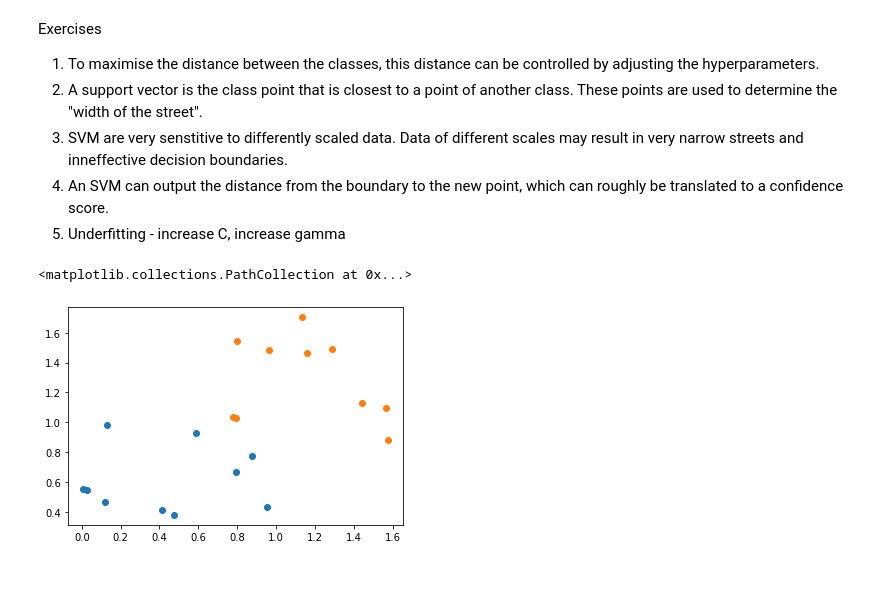
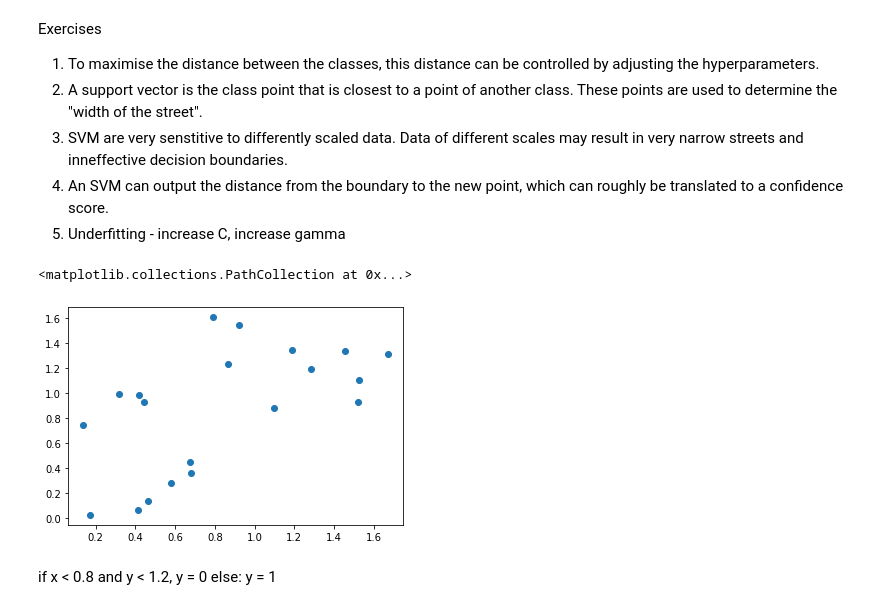
Before and after one commit to jmoro0408/scikit_learn, a Jupyter notebook: chapter_5/SVM.ipynb, the cells around one changed output. Drawn from its saved outputs; the diff is of its cells as text; code cells hidden in the pictures; blank space fills up the shorter version.

```diff
--- a/chapter_5/SVM.ipynb
+++ b/chapter_5/SVM.ipynb
@@ -108,12 +108,16 @@ Exercises
 5. Underfitting - increase C, increase gamma
 # %%
 #creating linearly seperable data
-
+np.random.seed = 42
 data_1 = np.random.rand(10,2)
 data_2 = 0.75 + np.random.rand(10,2)
+X= np.vstack((data_1, data_2))
 # %%
-plt.scatter(x = data_1[:,0], y = data_1[:,1])
-plt.scatter(x = data_2[:,0], y = data_2[:,1])
+plt.scatter(x = X[:,0], y = X[:,1])
 # %% [output]
 <matplotlib.collections.PathCollection at 0x...>
-[figure, old version]
+[figure, new version]
+# %% [markdown]
+if x < 0.8 and y < 1.2, y = 0
+else:
+y = 1
```
Also changed, not shown: parts of 6 cells of this notebook.
